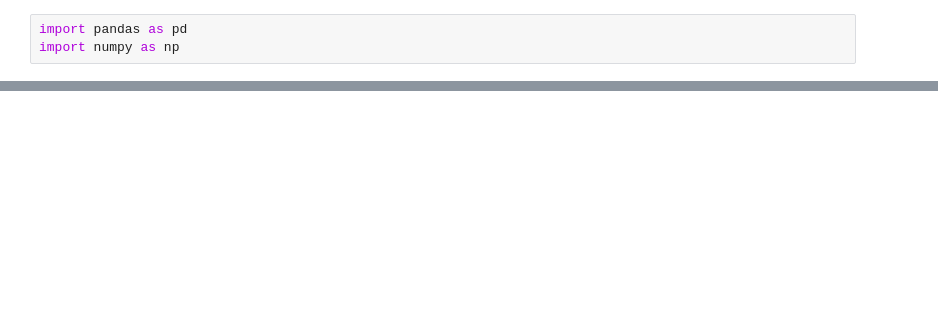
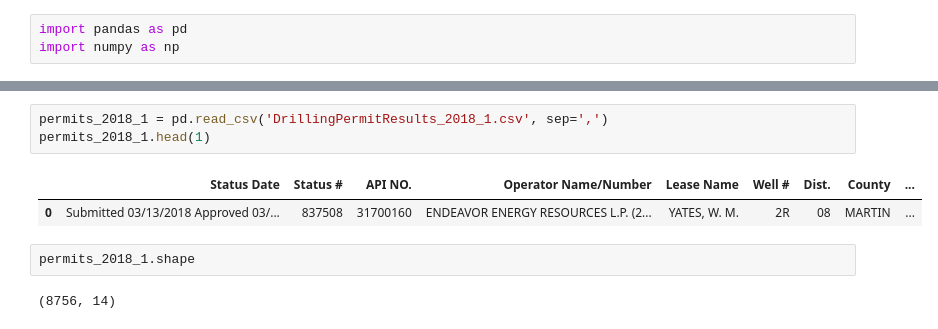
Before and after one commit to brianclements03/Individual_Project, a Jupyter notebook: WRANGLE.ipynb, the cells around one changed output, grey strips where cells are left out. Saved outputs shown, nothing was run; the diff lists cells and outputs as text; blank space fills up the shorter version.

```diff
--- a/WRANGLE.ipynb
+++ b/WRANGLE.ipynb
@@ -18,0 +34,10 @@ Name: 2, dtype: object
+# %%
+permits_2018_1 = pd.read_csv('DrillingPermitResults_2018_1.csv', sep=',')
+permits_2018_1.head(1)
+# %% [output]
+|  | Status Date | Status # | API NO. | Operator Name/Number | Lease Name | Well # | Dist. | County | ... |
+| 0 | Submitted 03/13/2018 Approved 03/... | 837508 | 31700160 | ENDEAVOR ENERGY RESOURCES L.P. (2... | YATES, W. M. | 2R | 08 | MARTIN | ... |
+# %%
+permits_2018_1.shape
+# %% [output]
+(8756, 14)
```
Also changed, not shown: parts of 28 cells of this notebook.
